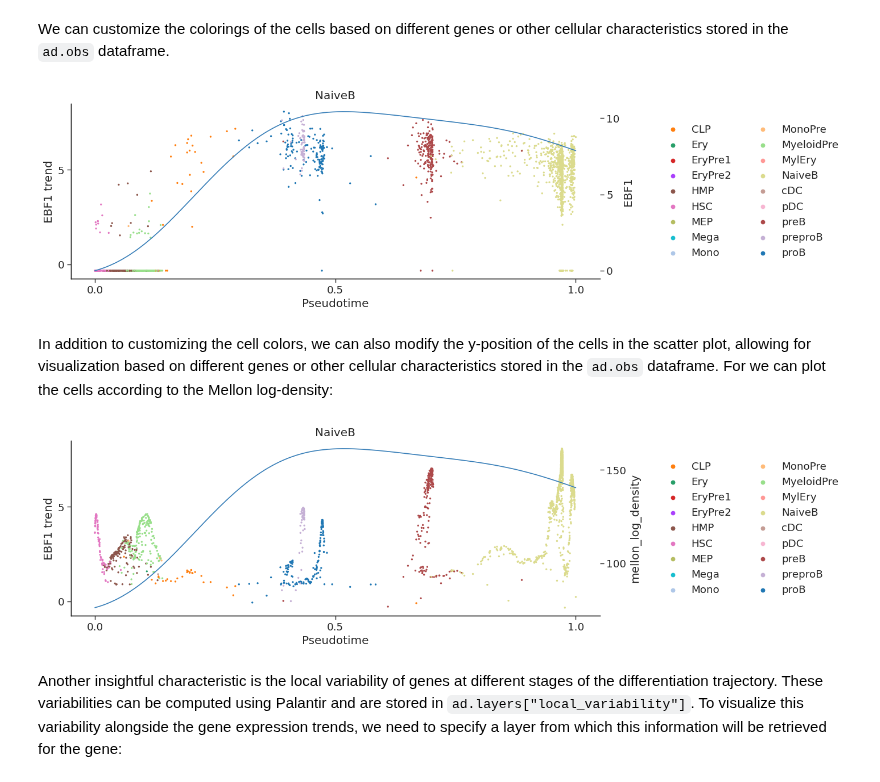
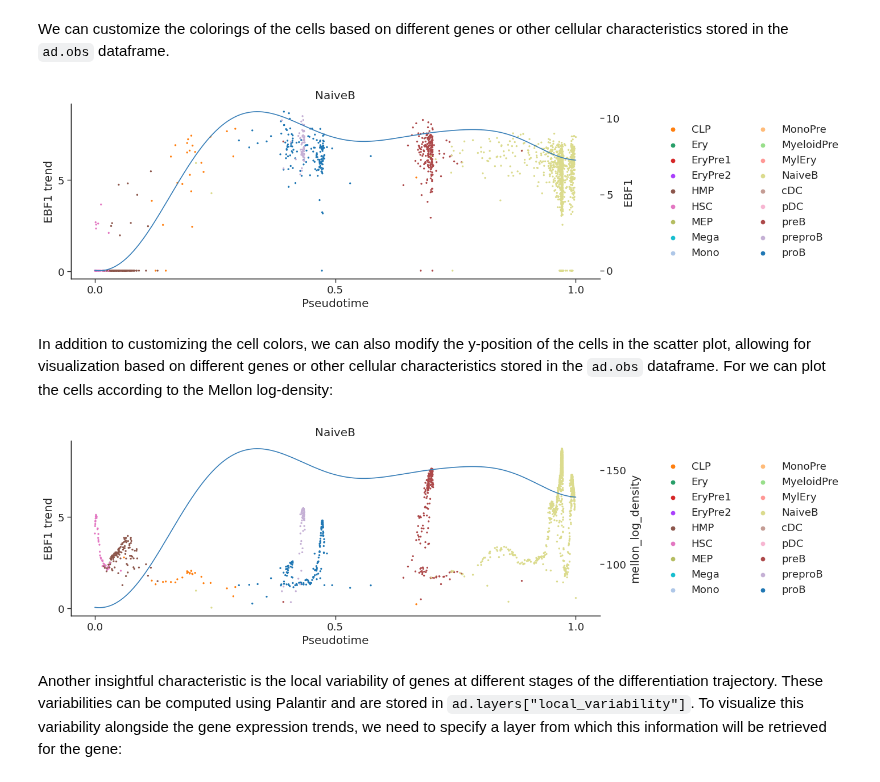
Before and after one commit to settylab/Mellon, a Jupyter notebook: notebooks/trajectory-trends_tutorial.ipynb, the cells around one changed output. Saved outputs shown, nothing was run; the diff lists cells and outputs as text; code cells hidden in the pictures.

```diff
--- a/notebooks/trajectory-trends_tutorial.ipynb
+++ b/notebooks/trajectory-trends_tutorial.ipynb
@@ -27,7 +32,7 @@ warnings.simplefilter("ignore", category=NumbaDeprecationWarning)
 
 We start by loading the scRNA-seq dataset. For this demonstration, we will use a publicly available dataset of T-cell depleted bone marrow:
 # %%
-ad_url = "https://fh-pi-setty-m-eco-public.s3.amazonaws.com/mellon-tutorial/preprocessed_t-cell-depleted-bm.h5ad"
-ad = sc.read("data/preprocessed_t-cell-depleted-bm.h5ad", backup_url=ad_url)
-sc.pl.scatter(ad, basis="umap", color="celltype")
+ad_url = "https://fh-pi-setty-m-eco-public.s3.amazonaws.com/mellon-tutorial/preprocessed_t-cell-depleted-bm-rna.h5ad"
+ad = sc.read("data/preprocessed_t-cell-depleted-bm-rna.h5ad", backup_url=ad_url)
+ad
 # %% [output]
@@ -53,4 +54,0 @@ To evaluate density along a differentiation branch, we need to select all cells
-# %%
-ad.obsm["custom_branch_mask"] = pd.DataFrame(
-    {"NaiveB": ad.obs["NaiveB_lineage"] == "True"}
-)
@@ -77,6 +76,6 @@ Next, we'll use Mellon's [FunctionEstimator](https://mellon.readthedocs.io/en/la
 imes of the selected cells, and a grid of pseudotime values at which we want to evaluate the gene trends:
 # %%
-selection = ad.obsm["custom_branch_mask"]["NaiveB"]
+selection = ad.obsm["palantir_lineage_cells"]["NaiveB"]
 pseudotimes = ad[selection, :].obs["palantir_pseudotime"]
 expressions = ad[selection, :].X
 pseudotim_grid = np.linspace(pseudotimes.min(), pseudotimes.max(), 200)
@@ -84,7 +83,7 @@ pseudotim_grid = np.linspace(pseudotimes.min(), pseudotimes.max(), 200)
 Gene trends are unique to each gene (`ad.var`) and each differentiation branch. To store these trends within the AnnData structure, we write a DataFrame to an `ad.varm` array. Additionally, to link these trends to the specific pseudotimes at which they've been evaluated, we store the pseudotimes in `ad.uns["<trend key>_pseudotime"]`. This enables the Palantir library to access these results for plotting purposes:
 # %%
 %%time
-model = mellon.FunctionEstimator(ls=10, sigma=1)
+model = mellon.FunctionEstimator(ls=5, sigma=1)
 trends = model.fit_predict(pseudotimes, expressions, pseudotim_grid)
 ad.varm["custom_mellon_trends_NaiveB"] = trends.T
 ad.uns["custom_mellon_trends_NaiveB_pseudotime"] = pseudotim_grid
@@ -134,19 +121,26 @@ plt.show()
 # %% [markdown]
 We can customize the colorings of the cells based on different genes or other cellular characteristics stored in the `ad.obs` dataframe.
 # %%
-palantir.plot.plot_trend(ad, "NaiveB", "EBF1", color="celltype")
+palantir.plot.plot_trend(
+    ad, "NaiveB", "EBF1", masks_key="palantir_lineage_cells", color="celltype"
+)
 plt.show()
 # %% [output]
-[figure, old version]
+[figure, new version]
 # %% [markdown]
 In addition to customizing the cell colors, we can also modify the y-position of the cells in the scatter plot, allowing for visualization based on different genes or other cellular characteristics stored in the `ad.obs` dataframe. For we can plot the cells according to the Mellon log-density:
 # %%
 palantir.plot.plot_trend(
-    ad, "NaiveB", "EBF1", color="celltype", position="mellon_log_density"
+    ad,
+    "NaiveB",
+    "EBF1",
+    masks_key="palantir_lineage_cells",
+    color="celltype",
+    position="mellon_log_density",
 )
 plt.show()
 # %% [output]
-[figure, old version]
+[figure, new version]
 # %% [markdown]
 Another insightful characteristic is the local variability of genes at different stages of the differentiation trajectory. These variabilities can be computed using Palantir and are stored in `ad.layers["local_variability"]`. To visualize this variability alongside the gene expression trends, we need to specify a layer from which this information will be retrieved for the gene:
 # %%
```
Also changed, not shown: parts of 18 cells of this notebook, 4 other files.
